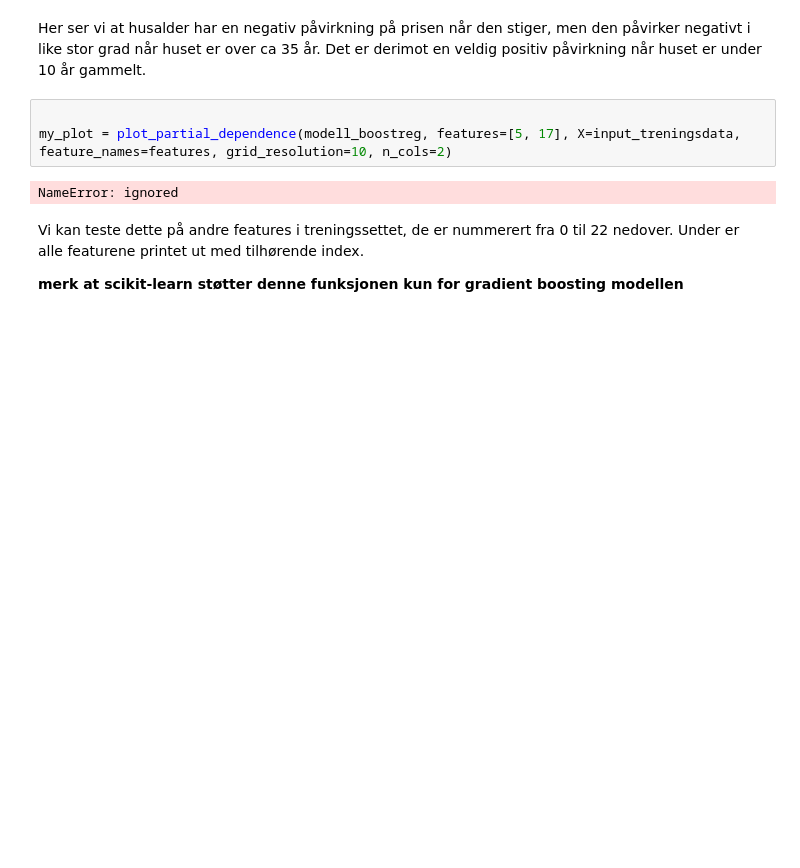
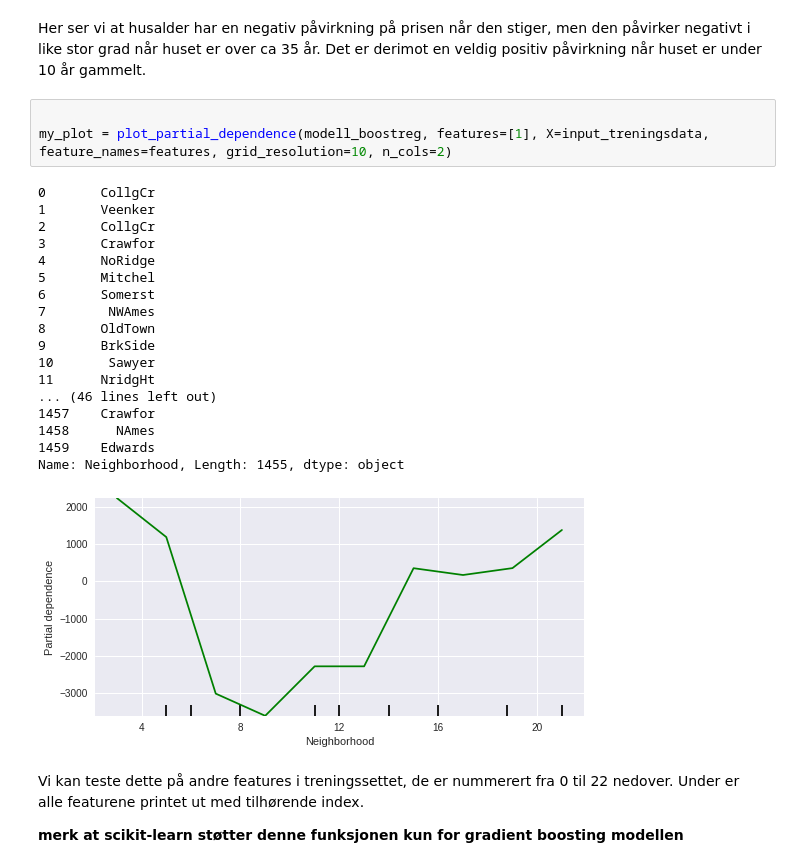
Before and after one commit to fabiansd/AI-workshop, a Jupyter notebook: AI_workshop_melbourne.ipynb, the cells around one changed output. Saved outputs shown, nothing was run; the diff lists cells and outputs as text; blank space fills up the shorter version.

```diff
--- a/AI_workshop_melbourne.ipynb
+++ b/AI_workshop_melbourne.ipynb
@@ -1478,9 +1450,26 @@ my_plot = plot_partial_dependence(modell_boostreg, features=[0, 7], X=input_tren
 Her ser vi at husalder har en negativ påvirkning på prisen når den stiger, men den påvirker negativt i like stor grad når huset er over ca 35 år. Det er derimot en veldig positiv påvirkning når huset er under 10 år gammelt.
 # %%
 
-my_plot = plot_partial_dependence(modell_boostreg, features=[5, 17], X=input_treningsdata, feature_names=features, grid_resolution=10, n_cols=2)
+my_plot = plot_partial_dependence(modell_boostreg, features=[1], X=input_treningsdata, feature_names=features, grid_resolution=10, n_cols=2)
 # %% [output]
-NameError: ignored
+0       CollgCr
+1       Veenker
+2       CollgCr
+3       Crawfor
+4       NoRidge
+5       Mitchel
+6       Somerst
+7        NWAmes
+8       OldTown
+9       BrkSide
+10       Sawyer
+11      NridgHt
+... (46 lines left out)
+1457    Crawfor
+1458      NAmes
+1459    Edwards
+Name: Neighborhood, Length: 1455, dtype: object
+[figure, added]
 # %% [markdown]
 Vi kan teste dette på andre features i treningssettet, de er nummerert fra 0 til 22 nedover. Under er alle featurene printet ut med tilhørende index.
 
```
Also changed, not shown: parts of 18 cells of this notebook.
